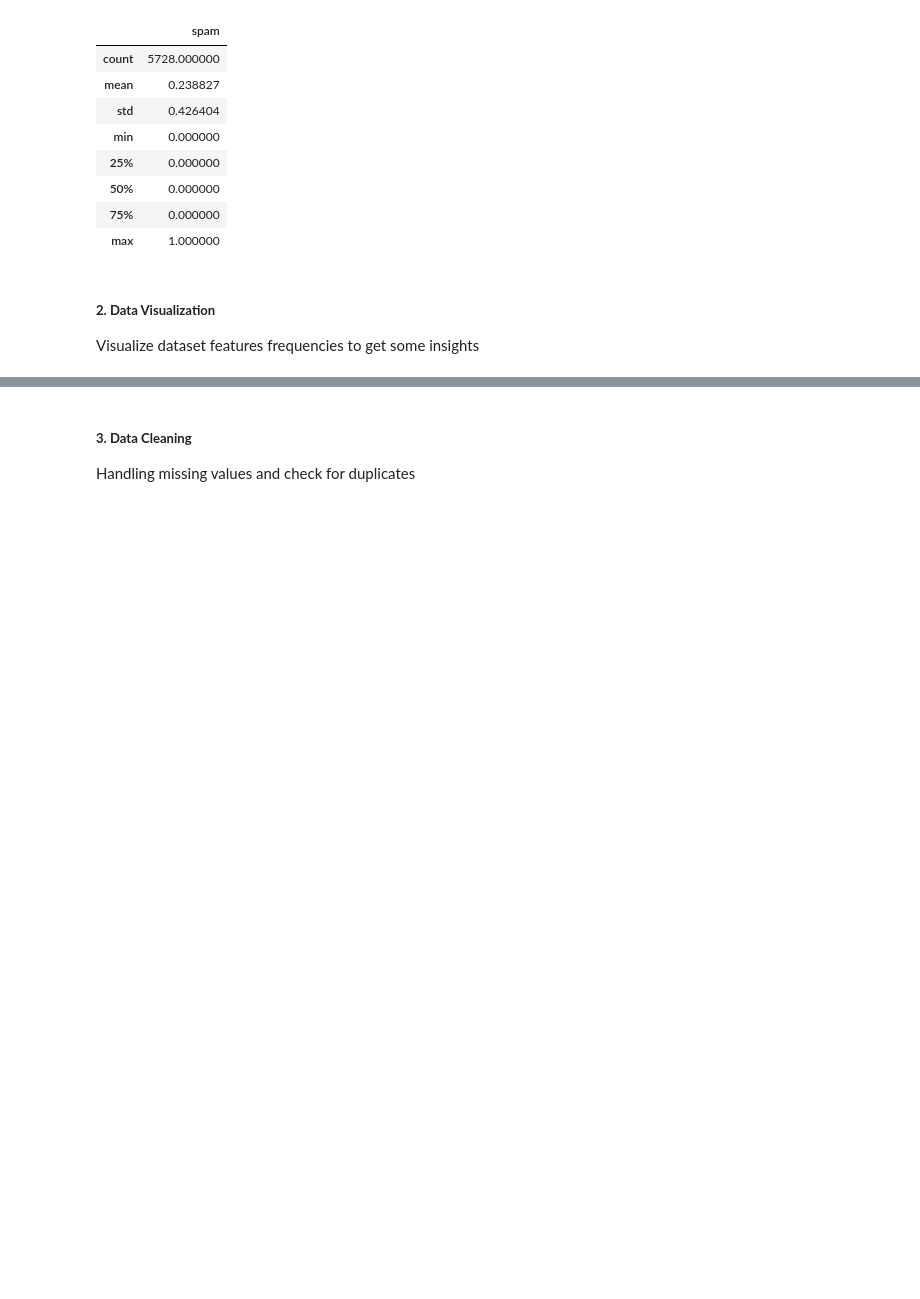
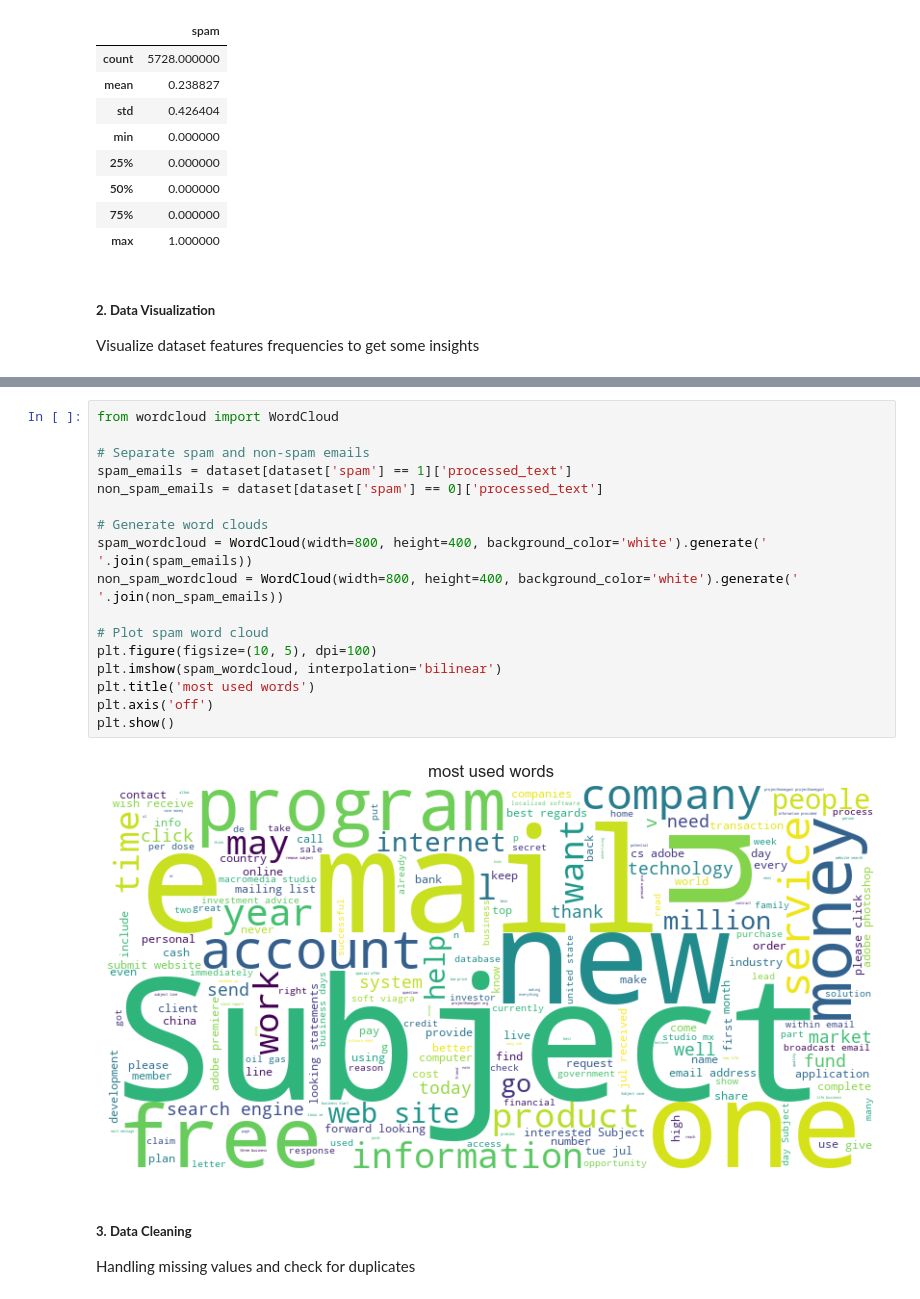
Before and after one commit to Saurabh-Rana17/Email-Spam-Detection-Using-NLP, a Jupyter notebook: main.ipynb, the cells around one changed output, grey strips where cells are left out. Cells and saved outputs as stored; diff of their text form; blank space fills up the shorter version.

```diff
--- a/main.ipynb
+++ b/main.ipynb
@@ -104,3 +91,22 @@ plt.show()
+# %%
+from wordcloud import WordCloud
+
+# Separate spam and non-spam emails
+spam_emails = dataset[dataset['spam'] == 1]['processed_text']
+non_spam_emails = dataset[dataset['spam'] == 0]['processed_text']
+
+# Generate word clouds
+spam_wordcloud = WordCloud(width=800, height=400, background_color='white').generate(' '.join(spam_emails))
+non_spam_wordcloud = WordCloud(width=800, height=400, background_color='white').generate(' '.join(non_spam_emails))
+
+# Plot spam word cloud
+plt.figure(figsize=(10, 5), dpi=100)
+plt.imshow(spam_wordcloud, interpolation='bilinear')
+plt.title('most used words')
+plt.axis('off')
+plt.show()
+# %% [output]
+[figure, added]
 # %% [markdown]
 ##### **3. Data Cleaning**
 Handling missing values and check for duplicates
```
Also changed, not shown: parts of 9 cells of this notebook.
